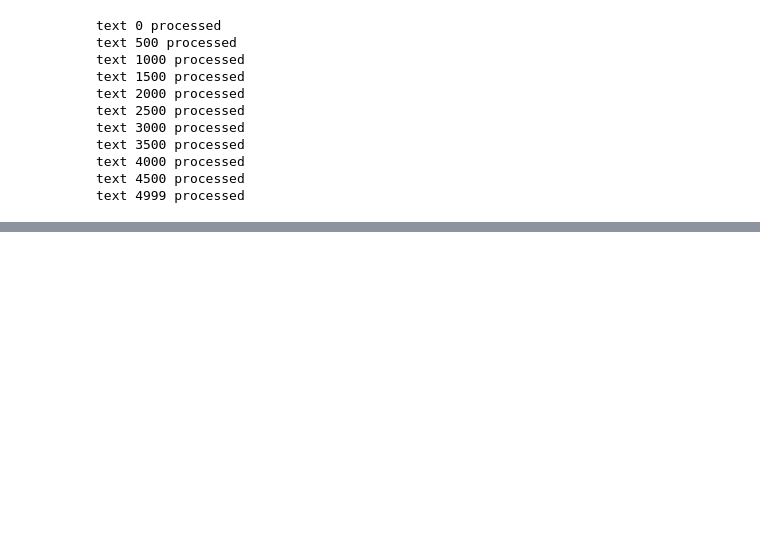
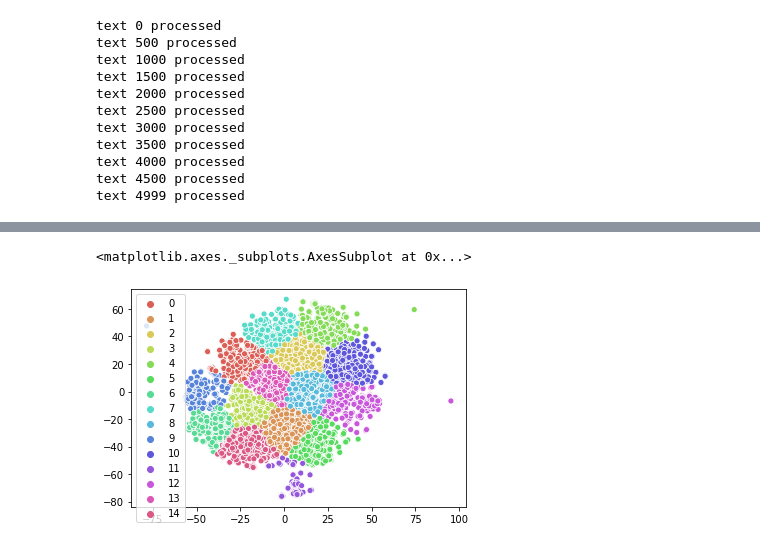
Before and after one commit to cejdan/covid-19-paper-clustering, a Jupyter notebook: Cord-19 Notebook.ipynb, the cells around one changed output, grey strips where cells are left out. Drawn from its saved outputs; the diff is of its cells as text; code cells hidden in the pictures; blank space fills up the shorter version.

```diff
--- a/Cord-19 Notebook.ipynb
+++ b/Cord-19 Notebook.ipynb
@@ -334,0 +361,9 @@ tokenized_text[3:4]
+# %%
+import seaborn as sns
+from matplotlib import pyplot as plt
+
+sns.scatterplot(x=X_embedded[:,0], y=X_embedded[:,1], hue=km.labels_,
+                palette = sns.color_palette("hls", 15))
+# %% [output]
+<matplotlib.axes._subplots.AxesSubplot at 0x...>
+[figure, added]
```
Also changed, not shown: parts of 15 cells of this notebook.
